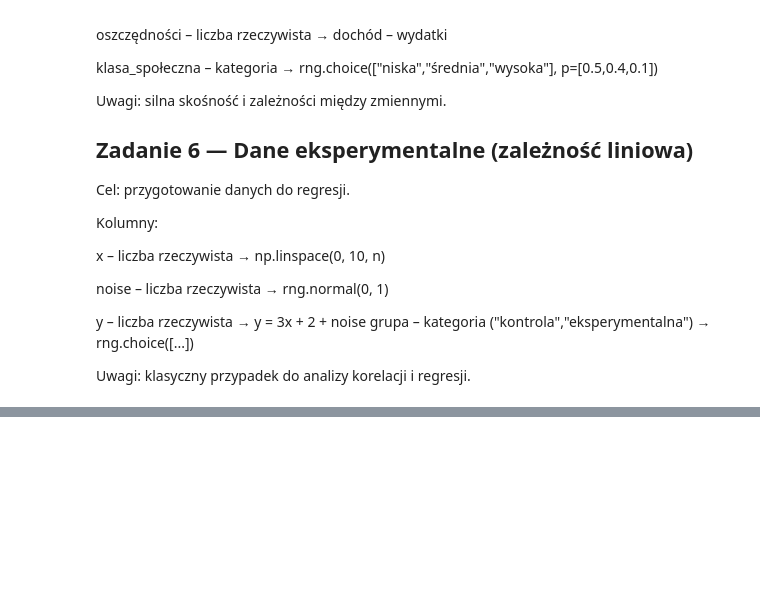
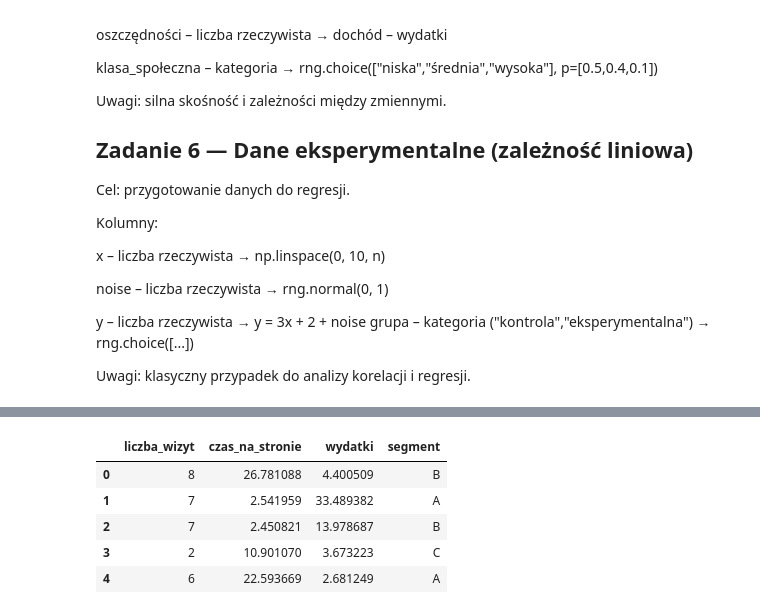
Before and after one commit to Werkxa/KGN_Programowanie2, a Jupyter notebook: Lab/P2Lab06_NumPy_Pandas.ipynb, the cells around one changed output, grey strips where cells are left out. Cells and saved outputs as stored; diff of their text form; code cells hidden in the pictures; blank space fills up the shorter version.

```diff
--- a/Lab/P2Lab06_NumPy_Pandas.ipynb
+++ b/Lab/P2Lab06_NumPy_Pandas.ipynb
@@ -380,0 +413,25 @@ Uwagi: klasyczny przypadek do analizy korelacji i regresji.
+# %%
+# 2
+rng = np.random.default_rng(42)
+n = 50
+
+wizyty = rng.poisson(5, n)
+czas = rng.exponential(10, n)
+wydatki = rng.lognormal(2, 1, n)
+segment = rng.choice(["A", "B", "C"], n, p=[0.3, 0.5, 0.2])
+
+df2 = pd.DataFrame({
+    "liczba_wizyt": wizyty,
+    "czas_na_stronie": czas,
+    "wydatki": wydatki,
+    "segment": segment
+})
+
+df2.head()
+# %% [output]
+|  | liczba_wizyt | czas_na_stronie | wydatki | segment |
+| 0 | 8 | 26.781088 | 4.400509 | B |
+| 1 | 7 | 2.541959 | 33.489382 | A |
+| 2 | 7 | 2.450821 | 13.978687 | B |
+| 3 | 2 | 10.901070 | 3.673223 | C |
+| 4 | 6 | 22.593669 | 2.681249 | A |
```
Also changed, not shown: parts of 6 cells of this notebook.
